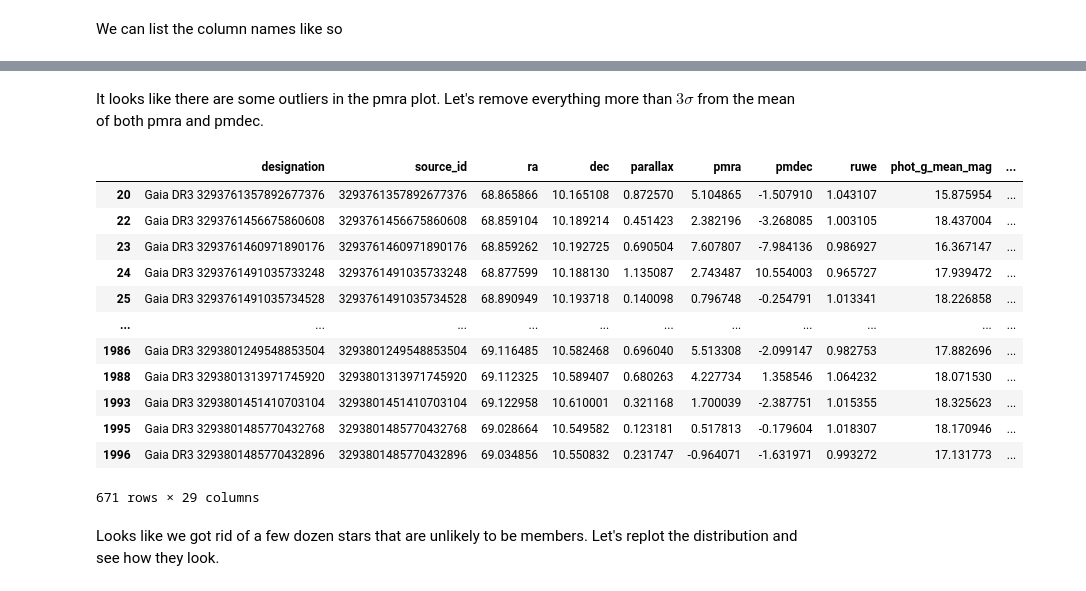
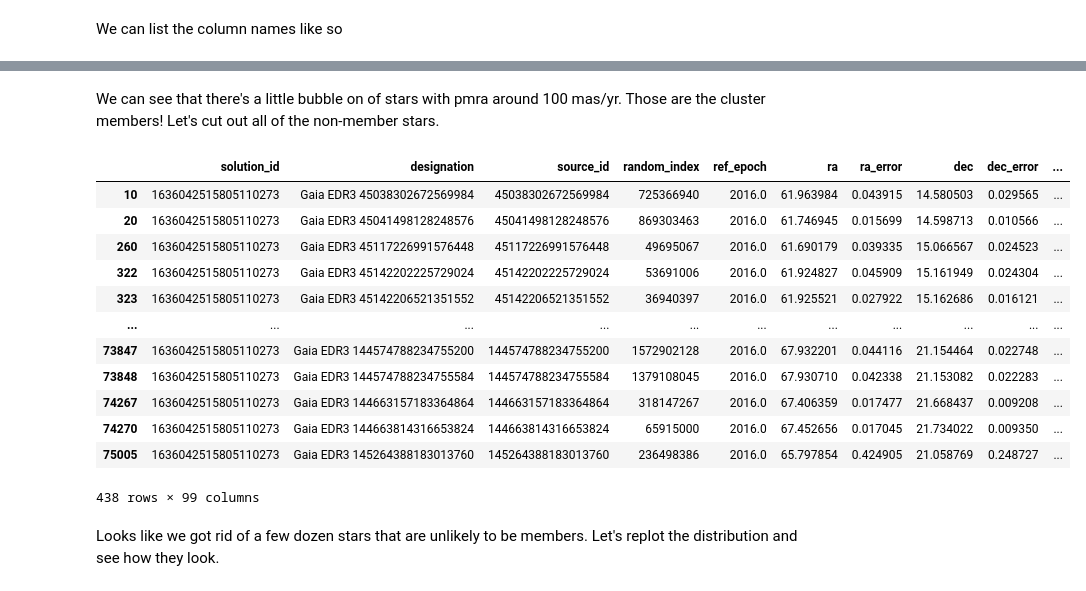
Before and after one commit to stevengiacalone/Python-workshop, a Jupyter notebook: Session_3_Plotting_and_Databases.ipynb, the cells around one changed output, grey strips where cells are left out. Cells and saved outputs as stored; diff of their text form; code cells hidden in the pictures.

```diff
--- a/Session_3_Plotting_and_Databases.ipynb
+++ b/Session_3_Plotting_and_Databases.ipynb
@@ -450,27 +453,25 @@ plt.show()
-# %% [markdown]
-It looks like there are some outliers in the pmra plot. Let's remove everything more than $3 \sigma$ from the mean of both pmra and pmdec.
-# %%
-twosig_ra = np.percentile(pmra_data, q=[0.3, 99.7])
-twosig_dec = np.percentile(pmdec_data, q=[0.3, 99.7])
-df = df[
-    (df["pmra"].values > twosig_ra[0]) & (df["pmra"].values < twosig_ra[1]) &
-    (df["pmra"].values > twosig_dec[0]) & (df["pmra"].values < twosig_dec[1])
-    ]
-df
-# %% [output]
-|  | designation | source_id | ra | dec | parallax | pmra | pmdec | ruwe | phot_g_mean_mag | ... |
-| 20 | Gaia DR3 3293761357892677376 | 3293761357892677376 | 68.865866 | 10.165108 | 0.872570 | 5.104865 | -1.507910 | 1.043107 | 15.875954 | ... |
-| 22 | Gaia DR3 3293761456675860608 | 3293761456675860608 | 68.859104 | 10.189214 | 0.451423 | 2.382196 | -3.268085 | 1.003105 | 18.437004 | ... |
-| 23 | Gaia DR3 3293761460971890176 | 3293761460971890176 | 68.859262 | 10.192725 | 0.690504 | 7.607807 | -7.984136 | 0.986927 | 16.367147 | ... |
-| 24 | Gaia DR3 3293761491035733248 | 3293761491035733248 | 68.877599 | 10.188130 | 1.135087 | 2.743487 | 10.554003 | 0.965727 | 17.939472 | ... |
-| 25 | Gaia DR3 3293761491035734528 | 3293761491035734528 | 68.890949 | 10.193718 | 0.140098 | 0.796748 | -0.254791 | 1.013341 | 18.226858 | ... |
-| ... | ... | ... | ... | ... | ... | ... | ... | ... | ... | ... |
-| 1986 | Gaia DR3 3293801249548853504 | 3293801249548853504 | 69.116485 | 10.582468 | 0.696040 | 5.513308 | -2.099147 | 0.982753 | 17.882696 | ... |
-| 1988 | Gaia DR3 3293801313971745920 | 3293801313971745920 | 69.112325 | 10.589407 | 0.680263 | 4.227734 | 1.358546 | 1.064232 | 18.071530 | ... |
-| 1993 | Gaia DR3 3293801451410703104 | 3293801451410703104 | 69.122958 | 10.610001 | 0.321168 | 1.700039 | -2.387751 | 1.015355 | 18.325623 | ... |
-| 1995 | Gaia DR3 3293801485770432768 | 3293801485770432768 | 69.028664 | 10.549582 | 0.123181 | 0.517813 | -0.179604 | 1.018307 | 18.170946 | ... |
-| 1996 | Gaia DR3 3293801485770432896 | 3293801485770432896 | 69.034856 | 10.550832 | 0.231747 | -0.964071 | -1.631971 | 0.993272 | 17.131773 | ... |
-671 rows × 29 columns
+# %% [markdown]
+We can see that there's a little bubble on of stars with pmra around 100 mas/yr. Those are the cluster members! Let's cut out all of the non-member stars.
+# %%
+df = df[
+    (df["pmra"].values > 75) & (df["pmra"].values < 150) &
+    (df["pmdec"].values > -75) & (df["pmdec"].values < 75)
+    ]
+df
+# %% [output]
+|  | solution_id | designation | source_id | random_index | ref_epoch | ra | ra_error | dec | dec_error | ... |
+| 10 | 1636042515805110273 | Gaia EDR3 45038302672569984 | 45038302672569984 | 725366940 | 2016.0 | 61.963984 | 0.043915 | 14.580503 | 0.029565 | ... |
+| 20 | 1636042515805110273 | Gaia EDR3 45041498128248576 | 45041498128248576 | 869303463 | 2016.0 | 61.746945 | 0.015699 | 14.598713 | 0.010566 | ... |
+| 260 | 1636042515805110273 | Gaia EDR3 45117226991576448 | 45117226991576448 | 49695067 | 2016.0 | 61.690179 | 0.039335 | 15.066567 | 0.024523 | ... |
+| 322 | 1636042515805110273 | Gaia EDR3 45142202225729024 | 45142202225729024 | 53691006 | 2016.0 | 61.924827 | 0.045909 | 15.161949 | 0.024304 | ... |
+| 323 | 1636042515805110273 | Gaia EDR3 45142206521351552 | 45142206521351552 | 36940397 | 2016.0 | 61.925521 | 0.027922 | 15.162686 | 0.016121 | ... |
+| ... | ... | ... | ... | ... | ... | ... | ... | ... | ... | ... |
+| 73847 | 1636042515805110273 | Gaia EDR3 144574788234755200 | 144574788234755200 | 1572902128 | 2016.0 | 67.932201 | 0.044116 | 21.154464 | 0.022748 | ... |
+| 73848 | 1636042515805110273 | Gaia EDR3 144574788234755584 | 144574788234755584 | 1379108045 | 2016.0 | 67.930710 | 0.042338 | 21.153082 | 0.022283 | ... |
+| 74267 | 1636042515805110273 | Gaia EDR3 144663157183364864 | 144663157183364864 | 318147267 | 2016.0 | 67.406359 | 0.017477 | 21.668437 | 0.009208 | ... |
+| 74270 | 1636042515805110273 | Gaia EDR3 144663814316653824 | 144663814316653824 | 65915000 | 2016.0 | 67.452656 | 0.017045 | 21.734022 | 0.009350 | ... |
+| 75005 | 1636042515805110273 | Gaia EDR3 145264388183013760 | 145264388183013760 | 236498386 | 2016.0 | 65.797854 | 0.424905 | 21.058769 | 0.248727 | ... |
+438 rows × 99 columns
 # %% [markdown]
 Looks like we got rid of a few dozen stars that are unlikely to be members. Let's replot the distribution and see how they look.
 # %%
```
Also changed, not shown: parts of 24 cells of this notebook.
